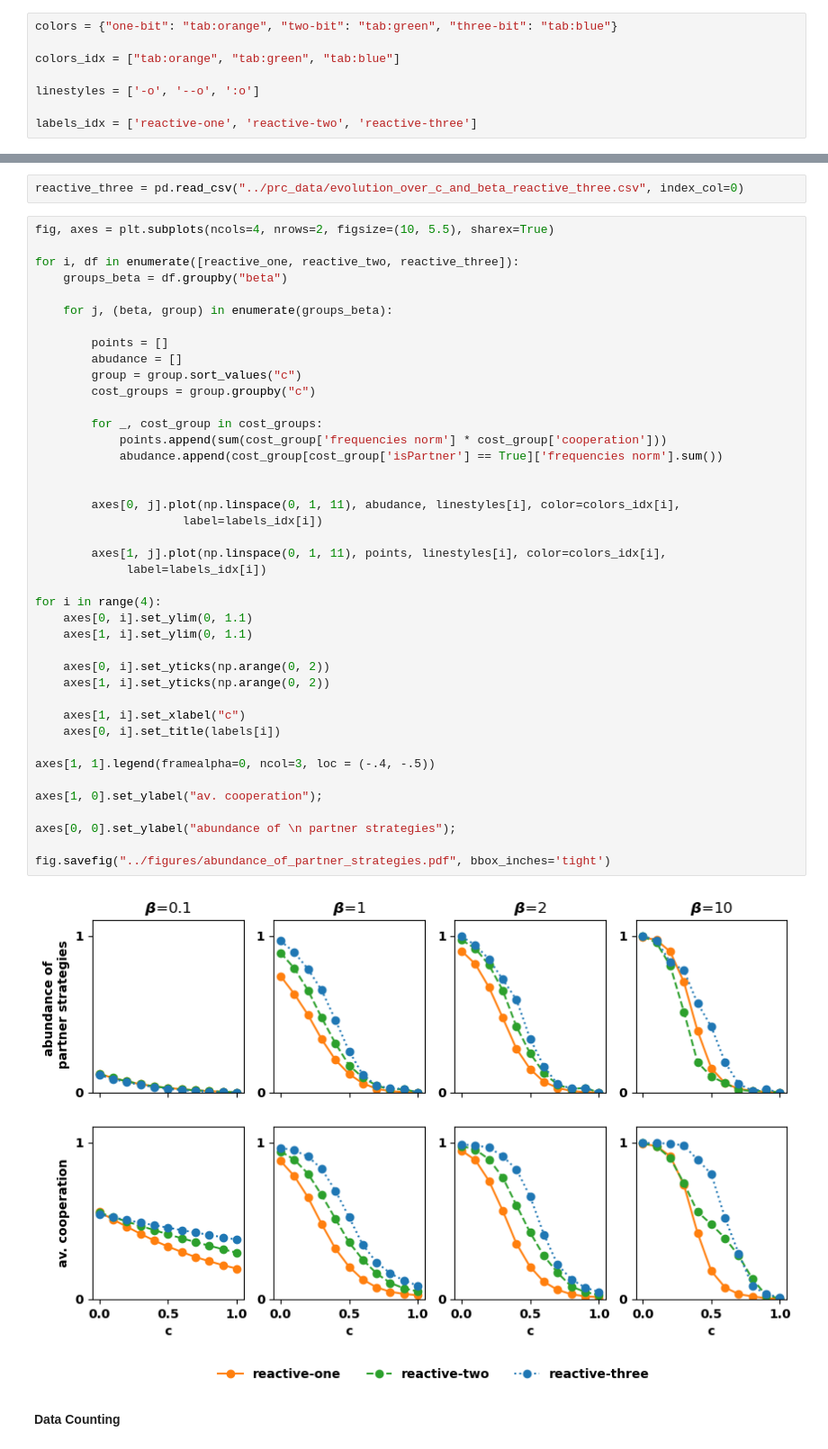
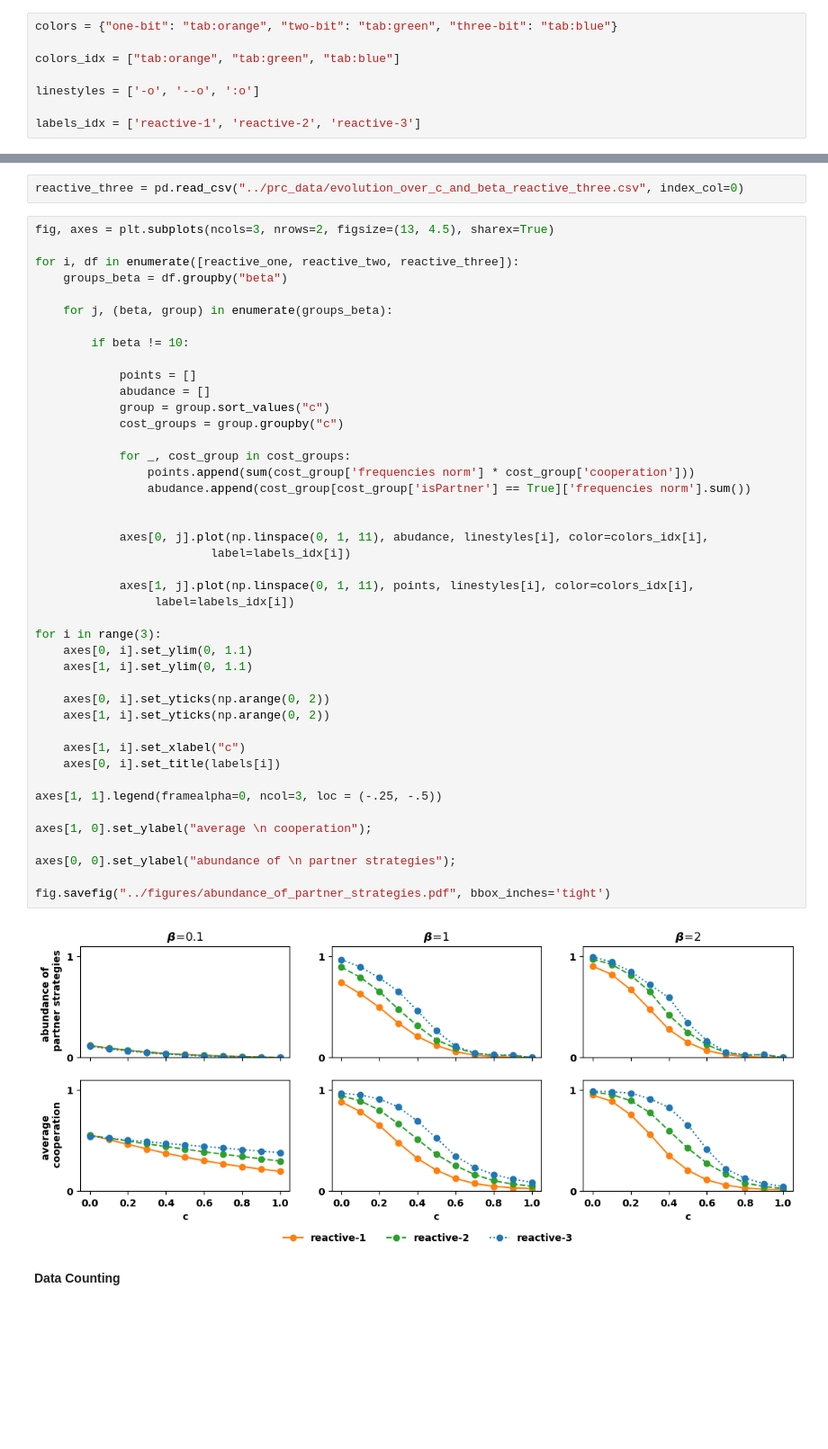
Before and after one commit to Nikoleta-v3/conditional-cooperation-with-longer-memory, a Jupyter notebook: notebooks/3.6. Evolutionary Simulations .ipynb, the cells around one changed output, grey strips where cells are left out. Shown at 90% size. Drawn from its saved outputs; the diff is of its cells as text; blank space fills up the shorter version.

Commit message:
working on figures

```diff
--- a/notebooks/3.6. Evolutionary Simulations .ipynb
+++ b/notebooks/3.6. Evolutionary Simulations .ipynb
@@ -31,7 +31,7 @@ colors_idx = ["tab:orange", "tab:green", "tab:blue"]
 
 linestyles = ['-o', '--o', ':o']
 
-labels_idx = ['reactive-one', 'reactive-two', 'reactive-three']
+labels_idx = ['reactive-1', 'reactive-2', 'reactive-3']
 # %%
 labels = [r"$\beta$=0.1", r"$\beta$=1", r"$\beta$=2", r"$\beta$=10"]
 # %% [markdown]
@@ -43,48 +43,50 @@ reactive_two = pd.read_csv("../prc_data/evolution_over_c_and_beta_reactive_two.c
 # %%
 reactive_three = pd.read_csv("../prc_data/evolution_over_c_and_beta_reactive_three.csv", index_col=0)
 # %%
-fig, axes = plt.subplots(ncols=4, nrows=2, figsize=(10, 5.5), sharex=True)
+fig, axes = plt.subplots(ncols=3, nrows=2, figsize=(13, 4.5), sharex=True)
 
 for i, df in enumerate([reactive_one, reactive_two, reactive_three]):
     groups_beta = df.groupby("beta")
 
     for j, (beta, group) in enumerate(groups_beta):
 
-        points = []
-        abudance = []
-        group = group.sort_values("c")
-        cost_groups = group.groupby("c")
+        if beta != 10:
 
-        for _, cost_group in cost_groups:
-            points.append(sum(cost_group['frequencies norm'] * cost_group['cooperation']))
-            abudance.append(cost_group[cost_group['isPartner'] == True]['frequencies norm'].sum())
+            points = []
+            abudance = []
+            group = group.sort_values("c")
+            cost_groups = group.groupby("c")
+
+            for _, cost_group in cost_groups:
+                points.append(sum(cost_group['frequencies norm'] * cost_group['cooperation']))
+                abudance.append(cost_group[cost_group['isPartner'] == True]['frequencies norm'].sum())
 
 
-        axes[0, j].plot(np.linspace(0, 1, 11), abudance, linestyles[i], color=colors_idx[i],
-                     label=labels_idx[i])
+            axes[0, j].plot(np.linspace(0, 1, 11), abudance, linestyles[i], color=colors_idx[i],
+                         label=labels_idx[i])
 
-        axes[1, j].plot(np.linspace(0, 1, 11), points, linestyles[i], color=colors_idx[i],
-             label=labels_idx[i])
+            axes[1, j].plot(np.linspace(0, 1, 11), points, linestyles[i], color=colors_idx[i],
+                 label=labels_idx[i])
 
-for i in range(4):
+for i in range(3):
     axes[0, i].set_ylim(0, 1.1)
     axes[1, i].set_ylim(0, 1.1)
 
     axes[0, i].set_yticks(np.arange(0, 2))
     axes[1, i].set_yticks(np.arange(0, 2))
 
     axes[1, i].set_xlabel("c")
     axes[0, i].set_title(labels[i])
 
-axes[1, 1].legend(framealpha=0, ncol=3, loc = (-.4, -.5))
+axes[1, 1].legend(framealpha=0, ncol=3, loc = (-.25, -.5))
 
-axes[1, 0].set_ylabel("av. cooperation");
+axes[1, 0].set_ylabel("average \n cooperation");
 
 axes[0, 0].set_ylabel("abundance of \n partner strategies");
 
 fig.savefig("../figures/abundance_of_partner_strategies.pdf", bbox_inches='tight')
 # %% [output]
-[figure, old version]
+[figure, new version]
 # %% [markdown]
 **Data Counting**
 # %%
```
Also changed, not shown: parts of 2 cells of this notebook, 4 other files.
